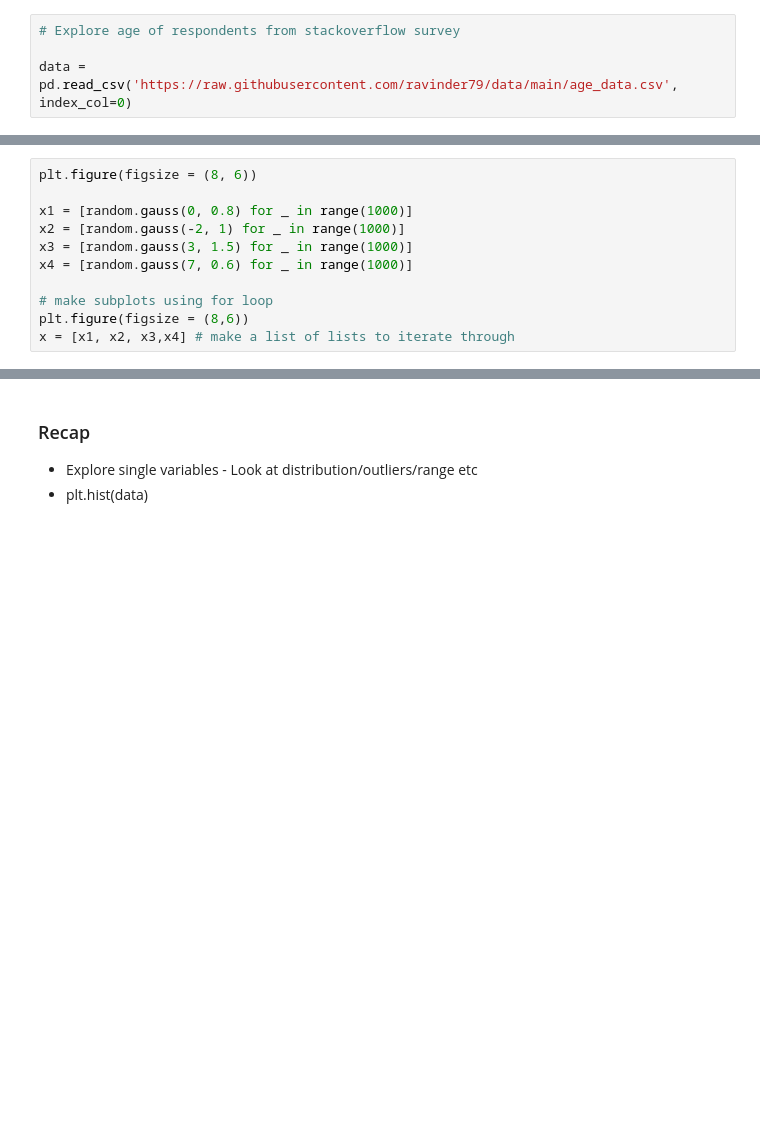
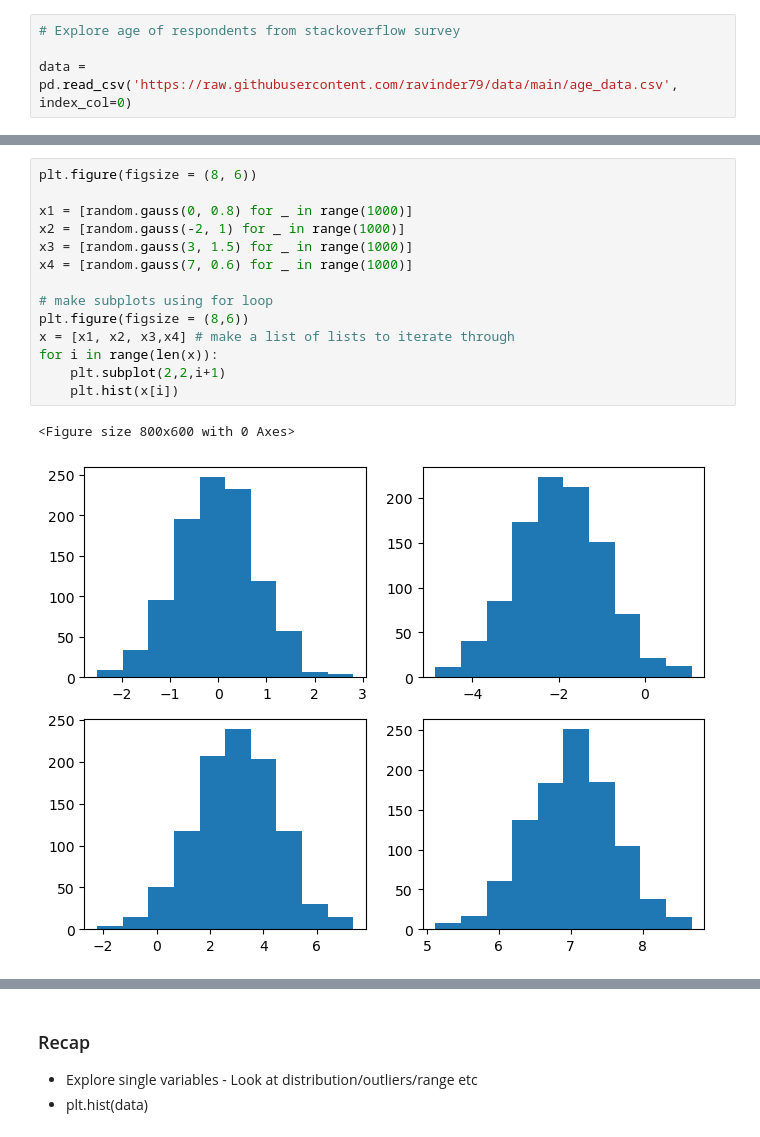
Before and after one commit to Cayt-Schlichting/python-exercises, a Jupyter notebook: jemison-matplotlib-lesson.ipynb, the cells around one changed output, grey strips where cells are left out. Drawn from its saved outputs; the diff is of its cells as text; blank space fills up the shorter version.

```diff
--- a/jemison-matplotlib-lesson.ipynb
+++ b/jemison-matplotlib-lesson.ipynb
@@ -342,11 +359,17 @@ data = pd.read_csv('https://raw.githubusercontent.com/ravinder79/data/main/age_d
 # %%
 plt.figure(figsize = (8, 6))
 
 x1 = [random.gauss(0, 0.8) for _ in range(1000)]
 x2 = [random.gauss(-2, 1) for _ in range(1000)]
 x3 = [random.gauss(3, 1.5) for _ in range(1000)]
 x4 = [random.gauss(7, 0.6) for _ in range(1000)]
 
 # make subplots using for loop
 plt.figure(figsize = (8,6))
 x = [x1, x2, x3,x4] # make a list of lists to iterate through
+for i in range(len(x)):
+    plt.subplot(2,2,i+1)
+    plt.hist(x[i])
+# %% [output]
+<Figure size 800x600 with 0 Axes>
+[figure, added]
```
Also changed, not shown: parts of 9 cells of this notebook.
